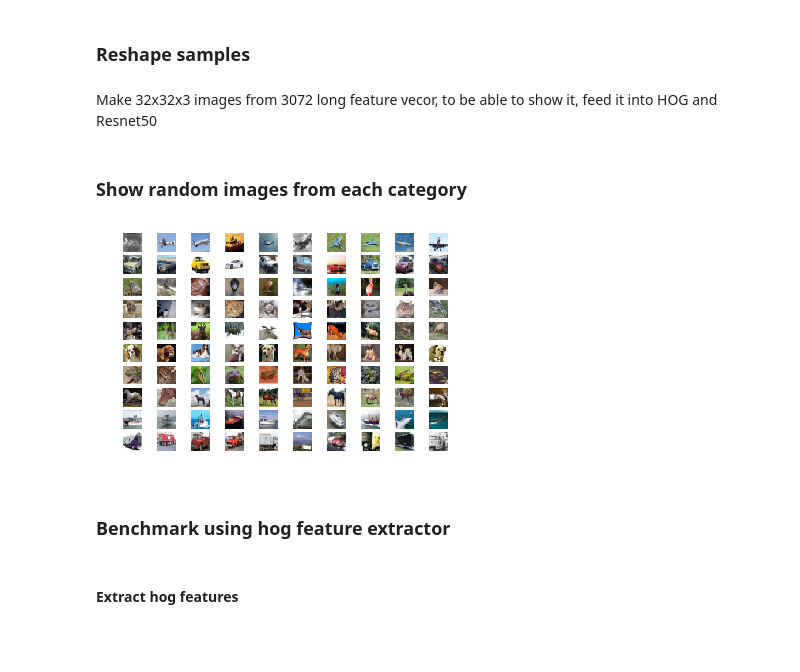
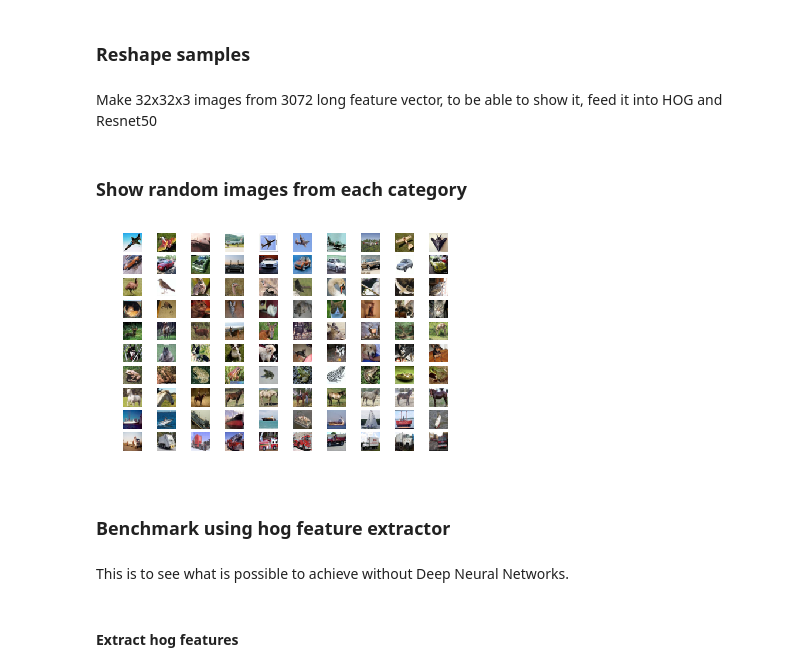
Before and after one commit to pawelos88/cifar10, a Jupyter notebook: Cifar10.ipynb, the cells around one changed output. Drawn from its saved outputs; the diff is of its cells as text; code cells hidden in the pictures; blank space fills up the shorter version.

```diff
--- a/Cifar10.ipynb
+++ b/Cifar10.ipynb
@@ -58,7 +74,7 @@ def load_batch(cifar_path, batch_name):
 # %% [markdown]
 ### Reshape samples
 # %% [markdown]
-Make 32x32x3 images from 3072 long feature vecor, to be able to show it, feed it into HOG and Resnet50
+Make 32x32x3 images from 3072 long feature vector, to be able to show it, feed it into HOG and Resnet50
 # %%
 def reshape(image):
   red_channel = image[0:1024].reshape(32, 32)
@@ -73,32 +89,35 @@ X_test_reshaped = np.asarray([reshape(x) for x in X_test ])
 # %%
 import matplotlib.pyplot as plt
 
 number_of_classes = 10
 number_of_examples = 10
 
 def get_random_subsets_by_class(X, y, number_of_classes, number_of_examples):
   data_by_class = [ X[y == class_number] for class_number in range(number_of_classes) ]
   return [ get_random_subset(data, number_of_examples) for data in data_by_class ]
 
 def get_random_subset(data, number_of_examples):
   indices = np.random.choice(range(data.shape[0]), number_of_examples)
   return data[indices]
 
 random_subset_by_class = get_random_subsets_by_class(
         X_train_reshaped,
         y_train,
         number_of_classes,
         number_of_examples)
 
+plt.figure(figsize=(8, 8))
 fig, axes = plt.subplots(nrows=number_of_classes, ncols=number_of_examples)
 for i in range(number_of_examples):
     for j in range(number_of_classes):
         axes[i, j].imshow(random_subset_by_class[i][j])
         axes[i, j].set_axis_off()
 # %% [output]
-[figure, old version]
+[figure, new version]
 # %% [markdown]
 ### Benchmark using hog feature extractor
+# %% [markdown]
+This is to see what is possible to achieve without Deep Neural Networks.
 # %% [markdown]
 #### Extract hog features
 # %%
```
Also changed, not shown: parts of 58 cells of this notebook.
